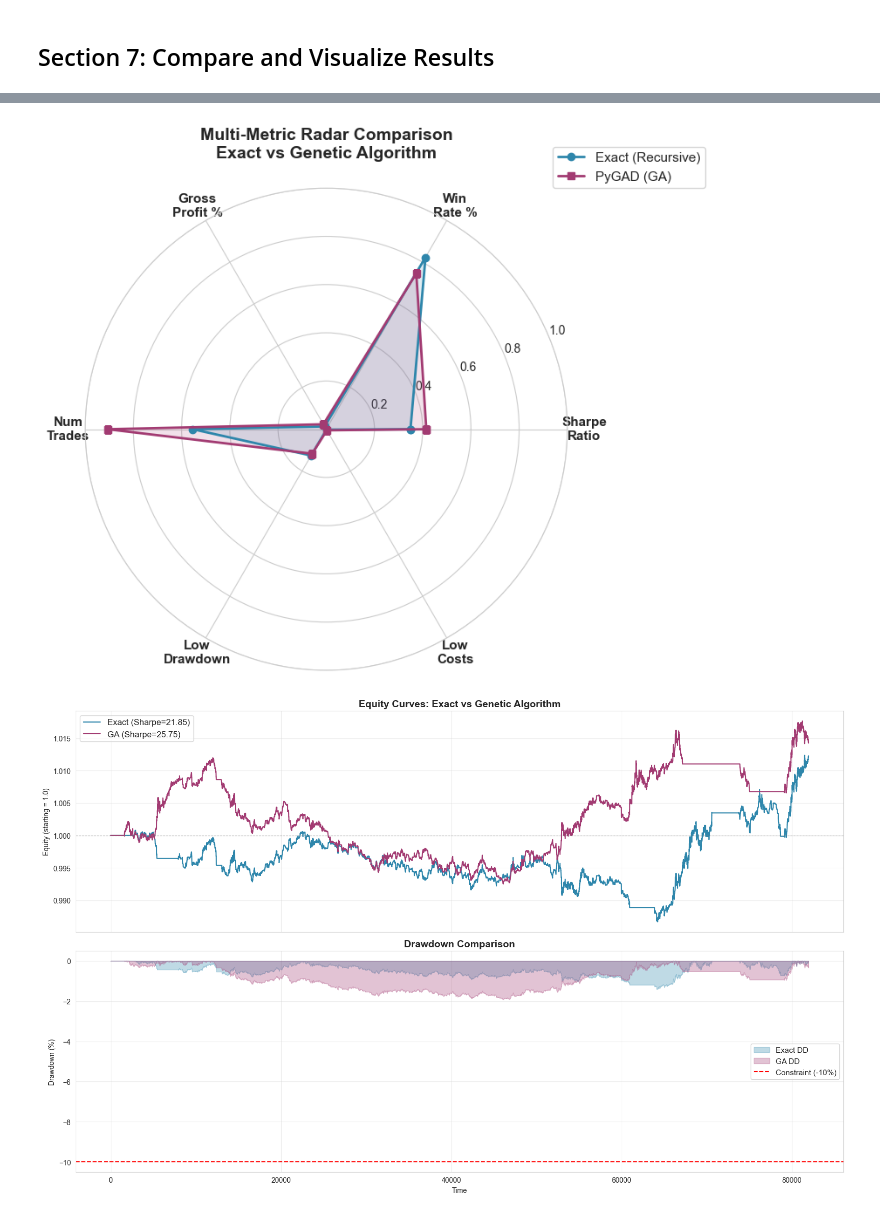
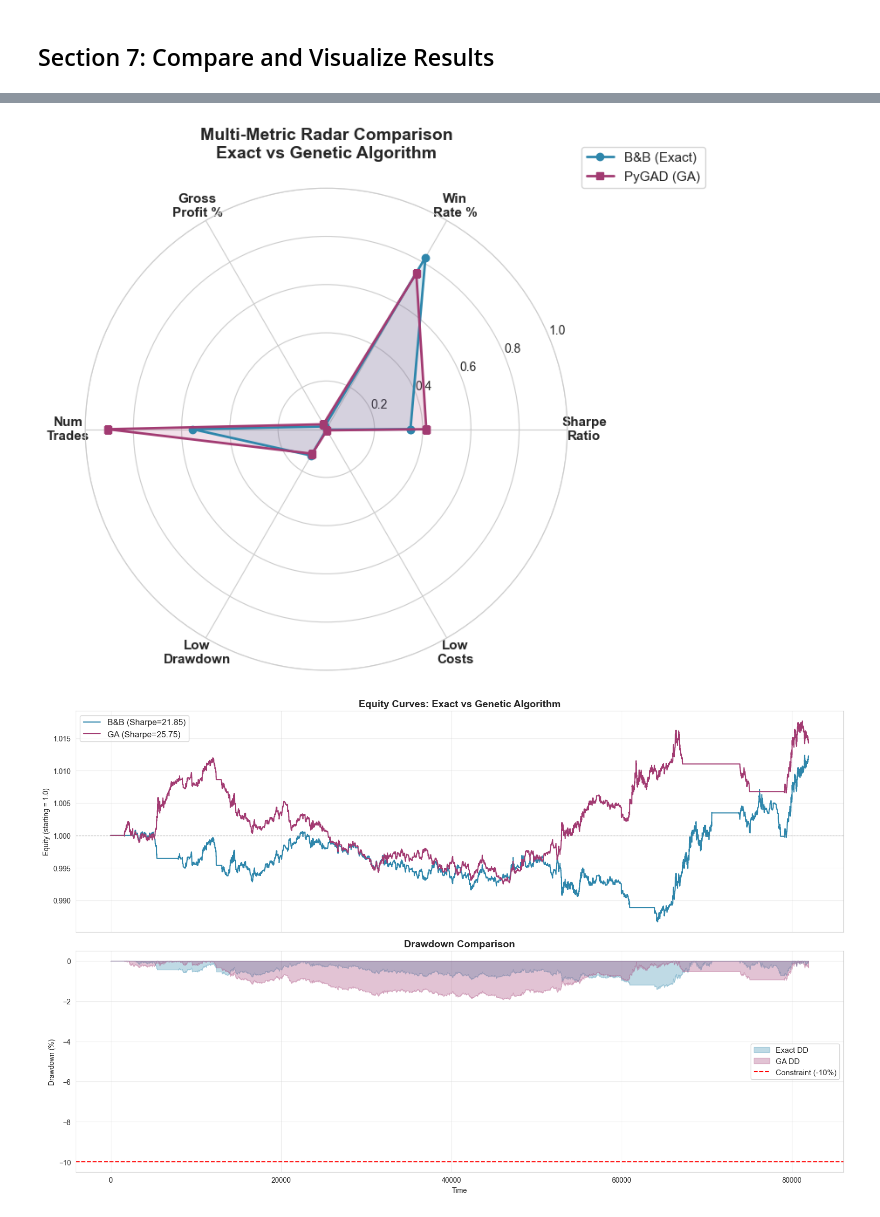
Before and after one commit to SasankaDidula/hft-optimization, a Jupyter notebook: Optimization_Main.ipynb, the cells around one changed output, grey strips where cells are left out. Drawn from its saved outputs; the diff is of its cells as text; code cells hidden in the pictures.

```diff
--- a/Optimization_Main.ipynb
+++ b/Optimization_Main.ipynb
@@ -843,7 +863,10 @@ def optimize_exact_recursive(
     plot=True,
     timestamp_col='timestamp',
 ):
-    """Recursive grid search (zoom-in) with feasibility constraints + diagnostics.
+    """Branch & Bound with recursive zoom: exact optimization within grid resolution.
+
+    Implements a B&B approach where the 3D parameter space is branched into grid
+    cells, evaluated exhaustively, and pruned to zoom into the best region.
 
     Improvements vs the original:
     - Enforces feasibility constraints (min trades, max drawdown, cost ratio)
@@ -866,7 +889,7 @@ def optimize_exact_recursive(
         constraints = {**default_constraints, **constraints}
 
     print("=" * 70)
-    print("EXACT OPTIMIZATION: RECURSIVE GRID SEARCH (ZOOM + CONSTRAINTS)")
+    print("EXACT OPTIMIZATION: BRANCH & BOUND WITH RECURSIVE ZOOM")
     print("=" * 70)
 
     start_time = time.time()
@@ -1468,7 +1491,7 @@ Constraint Check:
 fig, axes = plt.subplots(2, 3, figsize=(18, 11))
 fig.suptitle('HFT Optimization Results: Exact vs GA', fontsize=16, fontweight='bold')
 
-methods = ['Exact (Recursive)', 'PyGAD (GA)']
+methods = ['B&B (Exact)', 'PyGAD (GA)']
 colors = ['#2E86AB', '#A23B72']
 
 # 1 — Sharpe Ratio
@@ -1548,17 +1571,17 @@ print("ANALYSIS SUMMARY")
 print("=" * 80)
 
 if pulp_perf['sharpe_ratio'] > ga_perf['sharpe_ratio']:
-    print(f"\n🏆 PuLP (Exact Optimization) achieved HIGHER Sharpe Ratio")
+    print(f"\n PuLP (Exact Optimization) achieved HIGHER Sharpe Ratio")
     print(f"   Difference: {pulp_perf['sharpe_ratio'] - ga_perf['sharpe_ratio']:.4f}")
 else:
-    print(f"\n🏆 PyGAD (Genetic Algorithm) achieved HIGHER Sharpe Ratio")
+    print(f"\n PyGAD (Genetic Algorithm) achieved HIGHER Sharpe Ratio")
     print(f"   Difference: {ga_perf['sharpe_ratio'] - pulp_perf['sharpe_ratio']:.4f}")
 
-print(f"\n⏱️  Execution Time:")
+print(f"\n Execution Time:")
 
 print(f"   PuLP was {recursive_results['runtime'] / ga_result['runtime']:.2f}x slower than PyGAD")
 
-print(f"\n📊 Convergence:")
+print(f"\n Convergence:")
 print(f"   PyGAD evolved over {len(ga_generations)} generations")
 if len(ga_generations) > 1:
     final_improvement = ((ga_generations[-1] - ga_generations[0]) / abs(ga_generations[0])) * 100
@@ -1610,35 +1633,35 @@ ga_raw = [
     10.0 - ga_perf['max_drawdown'],
     max(0, ga_perf['gross_profit'] - ga_perf['transaction_costs']),
 ]
 
 all_vals = exact_raw + ga_raw
 lo = min(all_vals) - abs(min(all_vals)) * 0.1
 hi = max(all_vals) + abs(max(all_vals)) * 0.1
 
 exact_norm = [normalize(v, lo, hi) for v in exact_raw]
 ga_norm = [normalize(v, lo, hi) for v in ga_raw]
 
 N = len(categories)
 angles = np.linspace(0, 2 * np.pi, N, endpoint=False).tolist()
 angles += angles[:1]
 exact_norm += exact_norm[:1]
 ga_norm += ga_norm[:1]
 
 fig, ax = plt.subplots(figsize=(8, 8), subplot_kw=dict(polar=True))
-ax.plot(angles, exact_norm, 'o-', linewidth=2, label='Exact (Recursive)', color='#2E86AB')
+ax.plot(angles, exact_norm, 'o-', linewidth=2, label='B&B (Exact)', color='#2E86AB')
 ax.fill(angles, exact_norm, alpha=0.15, color='#2E86AB')
 ax.plot(angles, ga_norm, 's-', linewidth=2, label='PyGAD (GA)', color='#A23B72')
 ax.fill(angles, ga_norm, alpha=0.15, color='#A23B72')
 
 ax.set_xticks(angles[:-1])
 ax.set_xticklabels(categories, fontsize=11, fontweight='bold')
 ax.set_title('Multi-Metric Radar Comparison\nExact vs Genetic Algorithm', fontsize=14, fontweight='bold', pad=25)
 ax.legend(loc='upper right', bbox_to_anchor=(1.3, 1.1), fontsize=11)
 ax.set_ylim(0, 1)
 plt.tight_layout()
 plt.show()
 # %% [output]
-[figure, old version]
+[figure, new version]
 # %%
 # --- Side-by-Side Equity Curves & Drawdown: Exact vs GA ---
 
```
Also changed, not shown: parts of 9 cells of this notebook, 2 other files.
